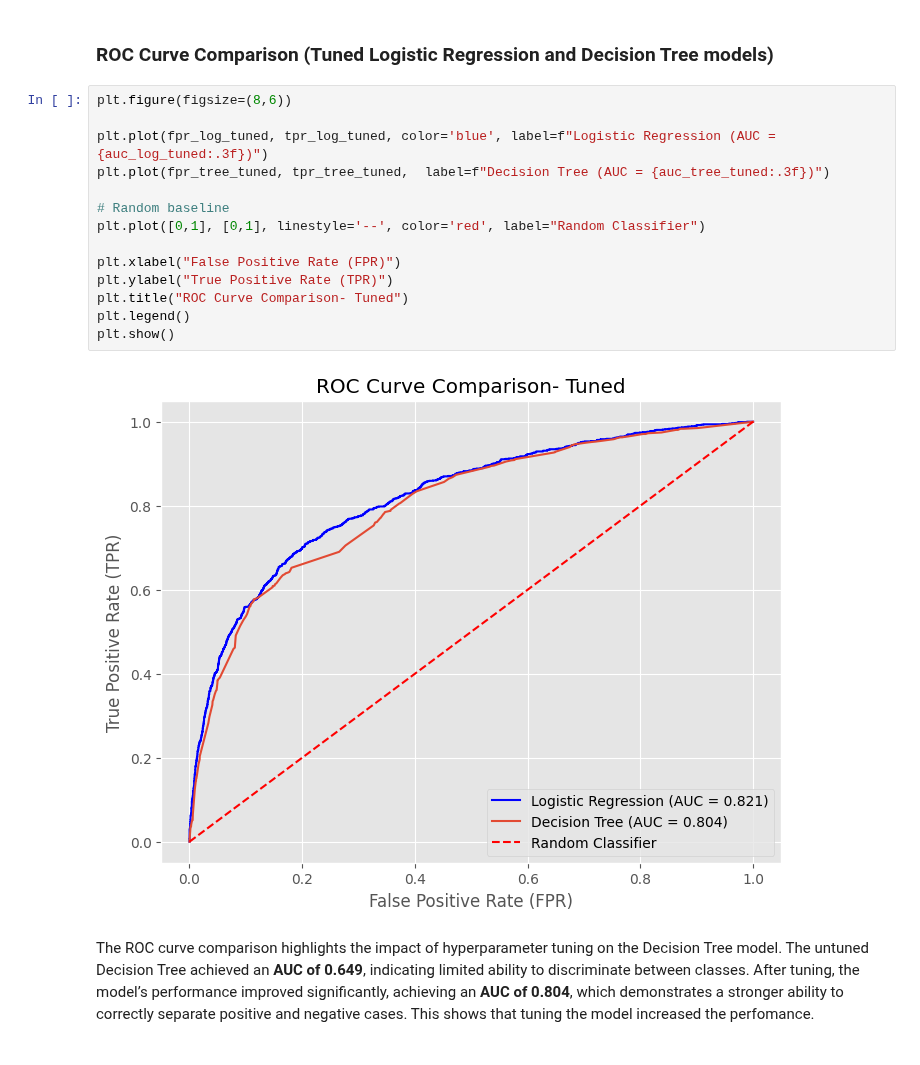
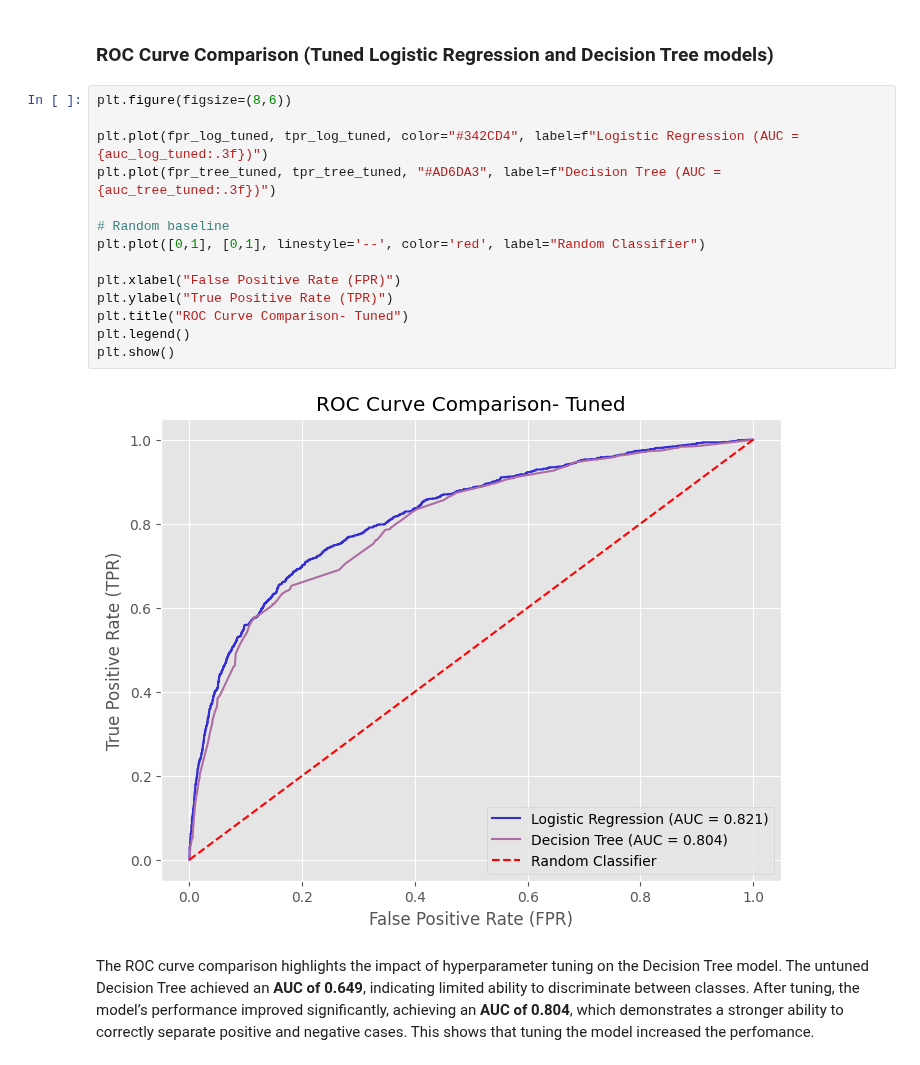
Before and after one commit to MaurineChemutai/Phase_3_Project_H1N1-and-Seasonal-Flu-Vaccines-Classification-Model, a Jupyter notebook: index.ipynb, the cells around one changed output. Drawn from its saved outputs; the diff is of its cells as text.

```diff
--- a/index.ipynb
+++ b/index.ipynb
@@ -1237,18 +1250,18 @@ The tuned model achieved a **CV AUC of 0.915** and **test AUC of 0.804**, with *
 # %%
 plt.figure(figsize=(8,6))
 
-plt.plot(fpr_log_tuned, tpr_log_tuned, color='blue', label=f"Logistic Regression (AUC = {auc_log_tuned:.3f})")
-plt.plot(fpr_tree_tuned, tpr_tree_tuned,  label=f"Decision Tree (AUC = {auc_tree_tuned:.3f})")
+plt.plot(fpr_log_tuned, tpr_log_tuned, color="#342CD4", label=f"Logistic Regression (AUC = {auc_log_tuned:.3f})")
+plt.plot(fpr_tree_tuned, tpr_tree_tuned, "#AD6DA3", label=f"Decision Tree (AUC = {auc_tree_tuned:.3f})")
 
 # Random baseline
 plt.plot([0,1], [0,1], linestyle='--', color='red', label="Random Classifier")
 
 plt.xlabel("False Positive Rate (FPR)")
 plt.ylabel("True Positive Rate (TPR)")
 plt.title("ROC Curve Comparison- Tuned")
 plt.legend()
 plt.show()
 # %% [output]
-[figure, old version]
+[figure, new version]
 # %% [markdown]
 The ROC curve comparison highlights the impact of hyperparameter tuning on the Decision Tree model. The untuned Decision Tree achieved an **AUC of 0.649**, indicating limited ability to discriminate between classes. After tuning, the model’s performance improved significantly, achieving an **AUC of 0.804**, which demonstrates a stronger ability to correctly separate positive and negative cases. This shows that tuning the model increased the perfomance.
```
Also changed, not shown: parts of 14 cells of this notebook.
